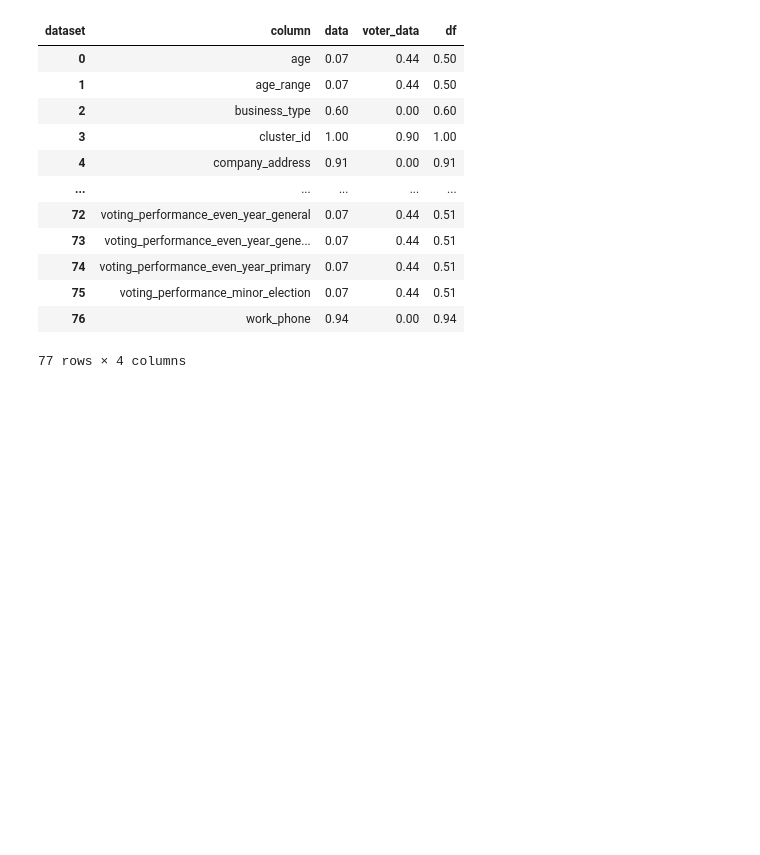
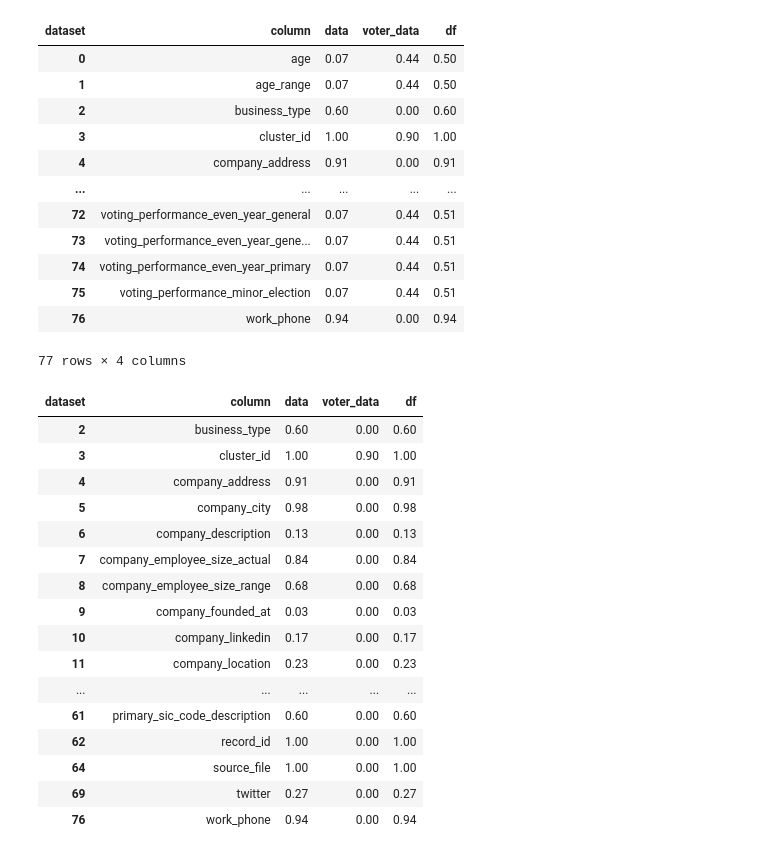
Before and after one commit to rayleighxu7/us-political-data-merge-robv, a Jupyter notebook: 9append_voter_data.ipynb, the cells around one changed output. Saved outputs shown, nothing was run; the diff lists cells and outputs as text; code cells hidden in the pictures; blank space fills up the shorter version.

```diff
--- a/9append_voter_data.ipynb
+++ b/9append_voter_data.ipynb
@@ -186,4 +189,25 @@ metrics_df_pivoted
 | 75 | voting_performance_minor_election | 0.07 | 0.44 | 0.51 |
 | 76 | work_phone | 0.94 | 0.00 | 0.94 |
 77 rows × 4 columns
+# %%
+metrics_df_pivoted = metrics_df_pivoted[metrics_df_pivoted["df"] <= metrics_df_pivoted["data"]]
+metrics_df_pivoted
+# %% [output]
+| dataset | column | data | voter_data | df |
+| 2 | business_type | 0.60 | 0.00 | 0.60 |
+| 3 | cluster_id | 1.00 | 0.90 | 1.00 |
+| 4 | company_address | 0.91 | 0.00 | 0.91 |
+| 5 | company_city | 0.98 | 0.00 | 0.98 |
+| 6 | company_description | 0.13 | 0.00 | 0.13 |
+| 7 | company_employee_size_actual | 0.84 | 0.00 | 0.84 |
+| 8 | company_employee_size_range | 0.68 | 0.00 | 0.68 |
+| 9 | company_founded_at | 0.03 | 0.00 | 0.03 |
+| 10 | company_linkedin | 0.17 | 0.00 | 0.17 |
+| 11 | company_location | 0.23 | 0.00 | 0.23 |
+| ... | ... | ... | ... | ... |
+| 61 | primary_sic_code_description | 0.60 | 0.00 | 0.60 |
+| 62 | record_id | 1.00 | 0.00 | 1.00 |
+| 64 | source_file | 1.00 | 0.00 | 1.00 |
+| 69 | twitter | 0.27 | 0.00 | 0.27 |
+| 76 | work_phone | 0.94 | 0.00 | 0.94 |
 # %%
```
Also changed, not shown: parts of 6 cells of this notebook.
